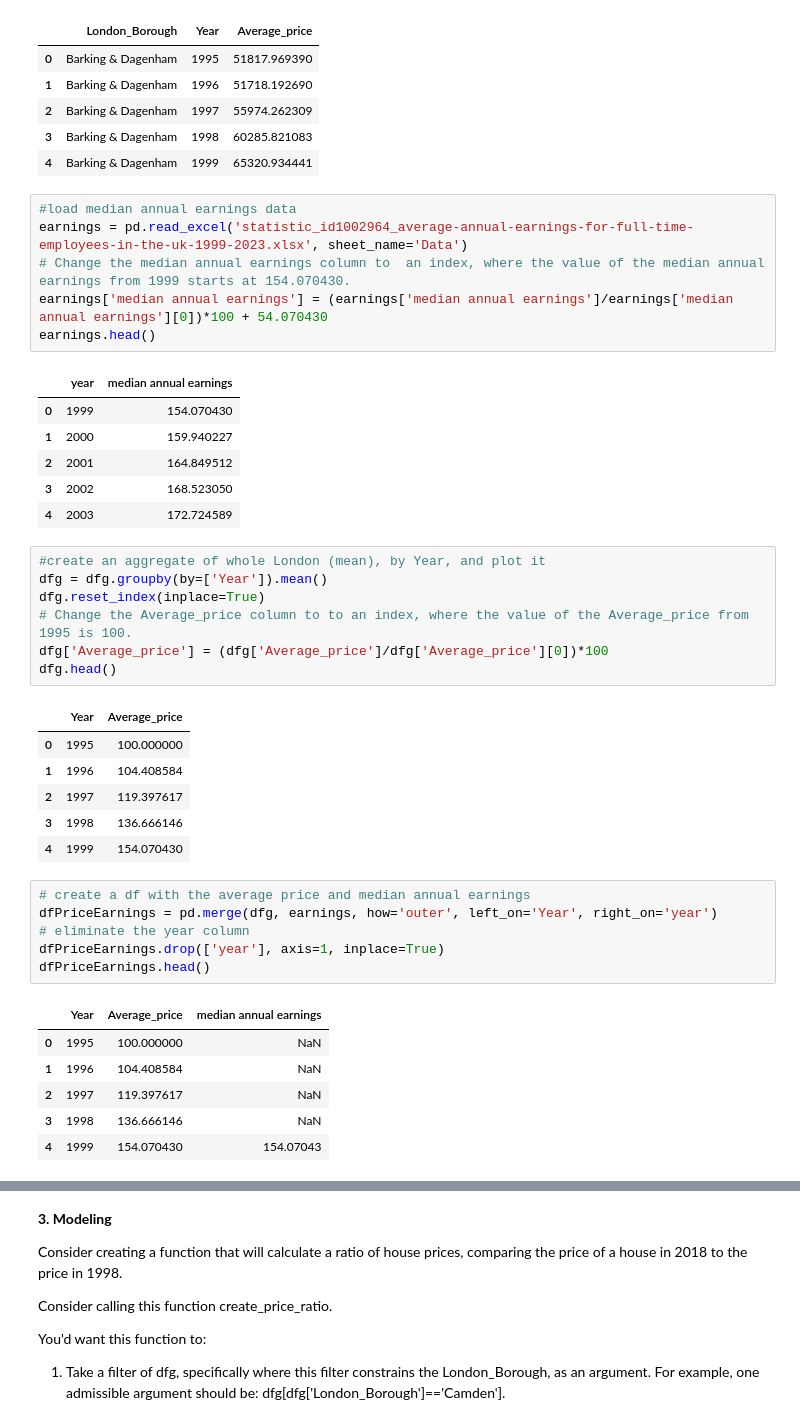
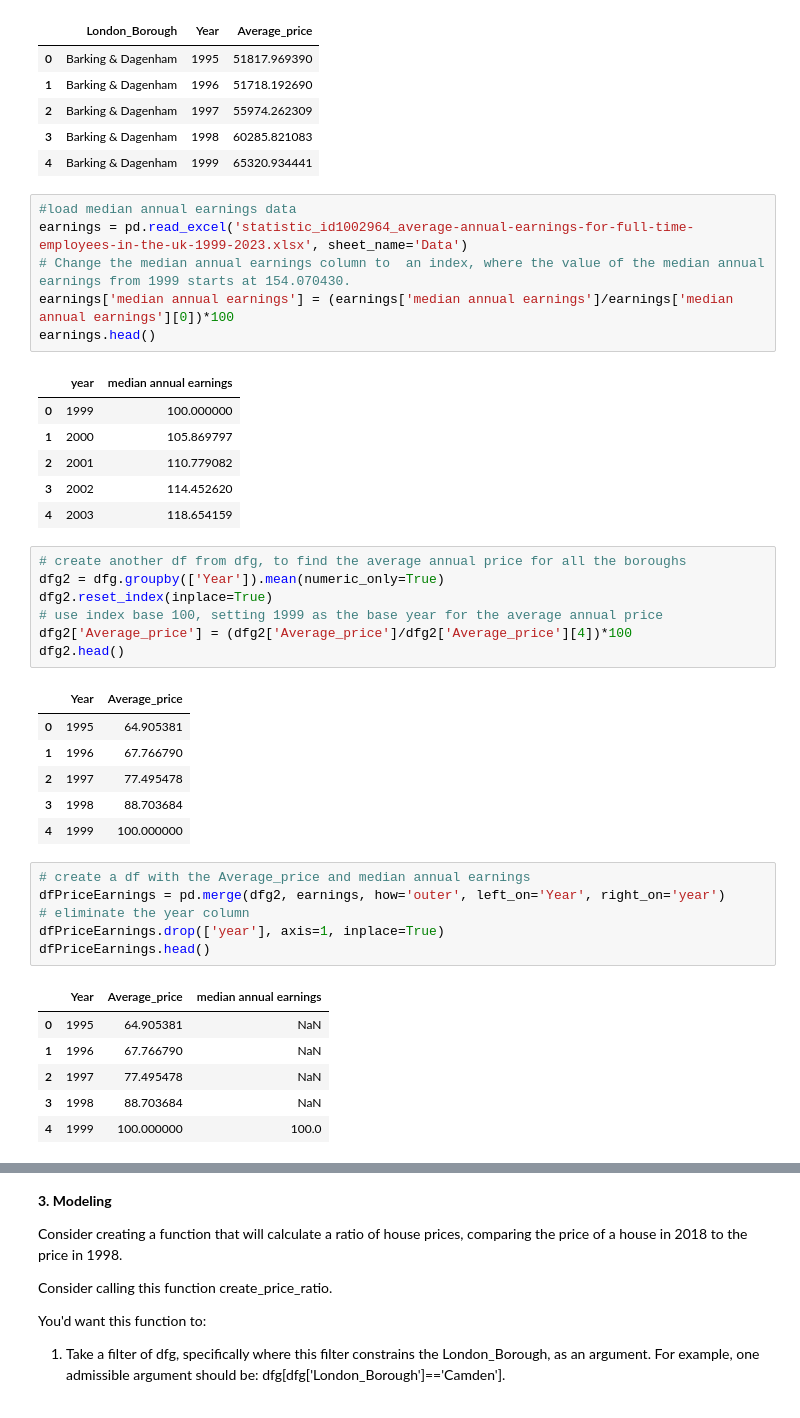
Before and after one commit to fugisawa/Springboard, a Jupyter notebook: Unit 4 Challenge - Tier 3.ipynb, the cells around one changed output, grey strips where cells are left out. Saved outputs shown, nothing was run; the diff lists cells and outputs as text.

```diff
--- a/Unit 4 Challenge - Tier 3.ipynb
+++ b/Unit 4 Challenge - Tier 3.ipynb
@@ -303,39 +303,39 @@ dfg.head()
 #load median annual earnings data
 earnings = pd.read_excel('statistic_id1002964_average-annual-earnings-for-full-time-employees-in-the-uk-1999-2023.xlsx', sheet_name='Data')
 # Change the median annual earnings column to  an index, where the value of the median annual earnings from 1999 starts at 154.070430.
-earnings['median annual earnings'] = (earnings['median annual earnings']/earnings['median annual earnings'][0])*100 + 54.070430
+earnings['median annual earnings'] = (earnings['median annual earnings']/earnings['median annual earnings'][0])*100
 earnings.head()
 # %% [output]
 |  | year | median annual earnings |
-| 0 | 1999 | 154.070430 |
-| 1 | 2000 | 159.940227 |
-| 2 | 2001 | 164.849512 |
-| 3 | 2002 | 168.523050 |
-| 4 | 2003 | 172.724589 |
+| 0 | 1999 | 100.000000 |
+| 1 | 2000 | 105.869797 |
+| 2 | 2001 | 110.779082 |
+| 3 | 2002 | 114.452620 |
+| 4 | 2003 | 118.654159 |
-# %%
-#create an aggregate of whole London (mean), by Year, and plot it
-dfg = dfg.groupby(by=['Year']).mean()
-dfg.reset_index(inplace=True)
-# Change the Average_price column to to an index, where the value of the Average_price from 1995 is 100.
-dfg['Average_price'] = (dfg['Average_price']/dfg['Average_price'][0])*100
-dfg.head()
-# %% [output]
-|  | Year | Average_price |
-| 0 | 1995 | 100.000000 |
-| 1 | 1996 | 104.408584 |
-| 2 | 1997 | 119.397617 |
-| 3 | 1998 | 136.666146 |
-| 4 | 1999 | 154.070430 |
+# %%
+# create another df from dfg, to find the average annual price for all the boroughs
+dfg2 = dfg.groupby(['Year']).mean(numeric_only=True)
+dfg2.reset_index(inplace=True)
+# use index base 100, setting 1999 as the base year for the average annual price
+dfg2['Average_price'] = (dfg2['Average_price']/dfg2['Average_price'][4])*100
+dfg2.head()
+# %% [output]
+|  | Year | Average_price |
+| 0 | 1995 | 64.905381 |
+| 1 | 1996 | 67.766790 |
+| 2 | 1997 | 77.495478 |
+| 3 | 1998 | 88.703684 |
+| 4 | 1999 | 100.000000 |
 # %%
-# create a df with the average price and median annual earnings
-dfPriceEarnings = pd.merge(dfg, earnings, how='outer', left_on='Year', right_on='year')
+# create a df with the Average_price and median annual earnings
+dfPriceEarnings = pd.merge(dfg2, earnings, how='outer', left_on='Year', right_on='year')
 # eliminate the year column
 dfPriceEarnings.drop(['year'], axis=1, inplace=True)
 dfPriceEarnings.head()
 # %% [output]
 |  | Year | Average_price | median annual earnings |
-| 0 | 1995 | 100.000000 | NaN |
-| 1 | 1996 | 104.408584 | NaN |
-| 2 | 1997 | 119.397617 | NaN |
-| 3 | 1998 | 136.666146 | NaN |
-| 4 | 1999 | 154.070430 | 154.07043 |
+| 0 | 1995 | 64.905381 | NaN |
+| 1 | 1996 | 67.766790 | NaN |
+| 2 | 1997 | 77.495478 | NaN |
+| 3 | 1998 | 88.703684 | NaN |
+| 4 | 1999 | 100.000000 | 100.0 |
```
Also changed, not shown: parts of 4 cells of this notebook.
